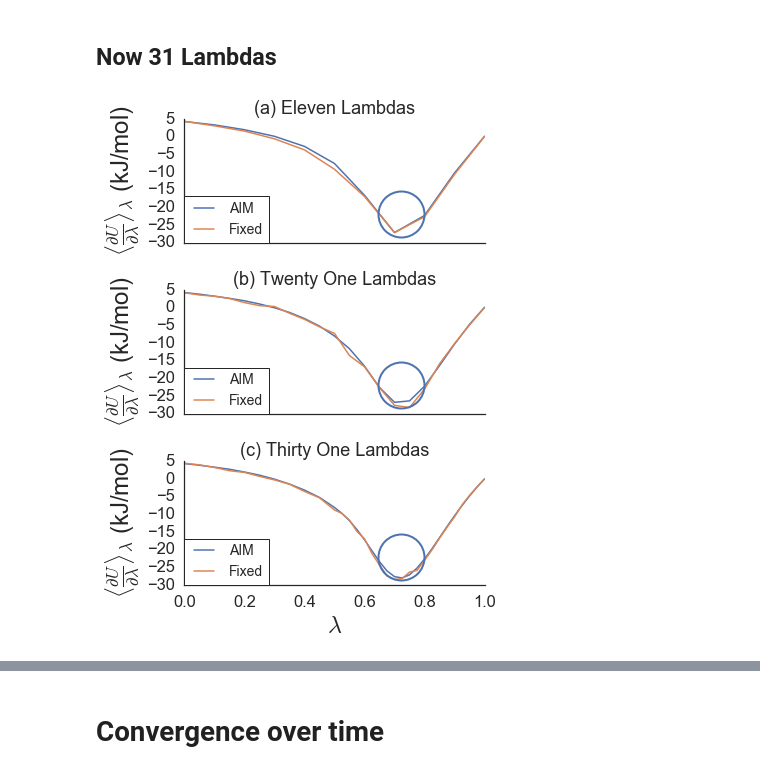
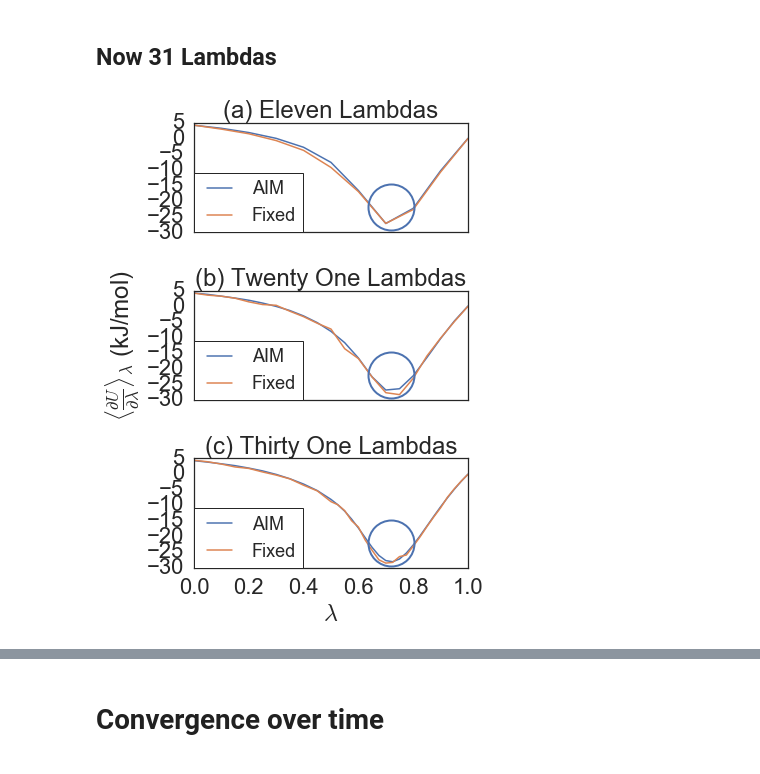
Before and after one commit to bioSandMan/gmx514, a Jupyter notebook: methane.ipynb, the cells around one changed output, grey strips where cells are left out. Drawn from its saved outputs; the diff is of its cells as text; code cells hidden in the pictures.

```diff
--- a/methane.ipynb
+++ b/methane.ipynb
@@ -3,11 +3,26 @@ import aim_modules as am
 import numpy as np
 import pandas as pd
 from scipy import stats
-import matplotlib
 import matplotlib.patches as mpatches
 import matplotlib.pyplot as plt
+import seaborn as sns
 %matplotlib inline
-import seaborn as sns
+import pandas as pd
+from os import listdir
+from os.path import isfile, join
+
+import matplotlib
+font = {'family' : 'normal',
+        'weight' : 'normal',
+        'size'   : 24}
+
+matplotlib.rc('font', **font)
+
+sns.set()
+colors = sns.color_palette("Set2")
+sns.set_palette(colors)
+sns.set(font_scale=2.0)  # crazy big
+sns.set_style("white")
 # %% [markdown]
 ## We want to find the right lambda schedule
 ## First let's look at 8 trials of 100ps of 11 lambdas.
@@ -409,7 +424,9 @@ fig, (ax1, ax2, ax3) = plt.subplots(3,1, figsize=(6,8), sharex=True)
 
 sns.lineplot(x="VdW_Lambdas", y="AIM_VDW", label="AIM", data=eleven_lambdas, ax=ax1);
 sns.lineplot(x="VdW_Lambdas", y="FIXED_VDW", label="Fixed", data=eleven_lambdas, ax=ax1);
-ax1.set_ylabel(r'$\langle\frac{\partial U}{\partial \lambda}\rangle$$_{\lambda}$ (kJ/mol)', fontsize = 24);
+#ax1.set_ylabel(r'$\langle\frac{\partial U}{\partial \lambda}\rangle$$_{\lambda}$ (kJ/mol)', fontsize = 24);
+ax1.set_ylabel(r'', fontsize = 24);
+
 ax1.set_xlabel(r'$\lambda$', fontsize = 24);
 point = [0.72, -22]
 circle_rad = 23  # This is the radius, in points
@@ -419,41 +436,39 @@ ax1.plot(point[0], point[1], 'o',
 sns.lineplot(x="VdW_Lambdas", y="AIM_VDW", label="AIM", data=twentyone_lambdas, ax=ax2);
 sns.lineplot(x="VdW_Lambdas", y="FIXED_VDW", label="Fixed", data=twentyone_lambdas, ax=ax2);
 ax2.set_ylabel(r'$\langle\frac{\partial U}{\partial \lambda}\rangle$$_{\lambda}$ (kJ/mol)', fontsize = 24);
 ax2.set_xlabel(r'$\lambda$', fontsize = 24);
 point = [0.72, -22]
 circle_rad = 23  # This is the radius, in points
 ax2.plot(point[0], point[1], 'o',
         ms=circle_rad * 2, mec='b', mfc='none', mew=2)
 
 sns.lineplot(x="VdW_Lambdas", y="AIM_VDW", label="AIM", data=thirtyone_lambdas, ax=ax3);
 sns.lineplot(x="VdW_Lambdas", y="FIXED_VDW", label="Fixed", data=thirtyone_lambdas, ax=ax3);
-ax3.set_ylabel(r'$\langle\frac{\partial U}{\partial \lambda}\rangle$$_{\lambda}$ (kJ/mol)', fontsize = 24);
+#ax3.set_ylabel(r'$\langle\frac{\partial U}{\partial \lambda}\rangle$$_{\lambda}$ (kJ/mol)', fontsize = 24);
+ax3.set_ylabel(r'', fontsize = 24);
+
 ax3.set_xlabel(r'$\lambda$', fontsize = 24);
 point = [0.72, -22]
 circle_rad = 23  # This is the radius, in points
 ax3.plot(point[0], point[1], 'o',
         ms=circle_rad * 2, mec='b', mfc='none', mew=2)
 
-ax1.legend(loc=0, borderaxespad=0., fontsize=14, ncol=1);
-ax2.legend(loc=0, borderaxespad=0., fontsize=14, ncol=1);
-ax3.legend(loc=0, borderaxespad=0., fontsize=14, ncol=1);
+ax1.legend(loc=0, borderaxespad=0., fontsize=18, ncol=1);
+ax2.legend(loc=0, borderaxespad=0., fontsize=18, ncol=1);
+ax3.legend(loc=0, borderaxespad=0., fontsize=18, ncol=1);
 
 ax1.set_title("(a) Eleven Lambdas")
 ax2.set_title("(b) Twenty One Lambdas")
 ax3.set_title("(c) Thirty One Lambdas")
 
-sns.set()
 # Remove the "spines" (the lines surrounding the subplot)
-sns.despine(left=False)
 ax1.tick_params(axis=u'both', which=u'both',length=0)
 ax2.tick_params(axis=u'both', which=u'both',length=0)
 ax3.tick_params(axis=u'both', which=u'both',length=0)
-colors = sns.color_palette("Set2")
-sns.set_palette(colors)
-sns.set(font_scale=1.5)  # crazy big
-sns.set_style("white")
+# Fine-tune figure; make subplots farther from each other.
+#fig.subplots_adjust(hspace=0.3)
 plt.tight_layout()
 plt.savefig("figures/All_lambdas_at_100ps_per_lambda.eps", dpi=600)
 plt.show()
 # %% [output]
-[figure, old version]
+[figure, new version]
```
Also changed, not shown: parts of 2 cells of this notebook, 5 other files.
